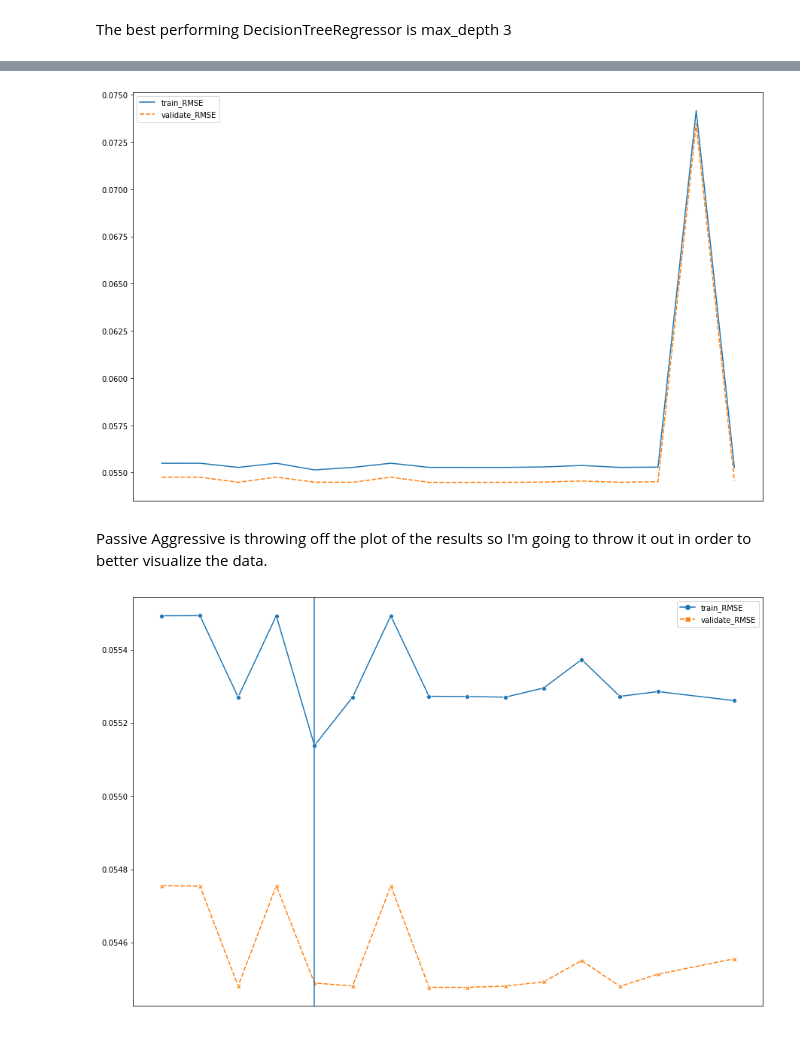
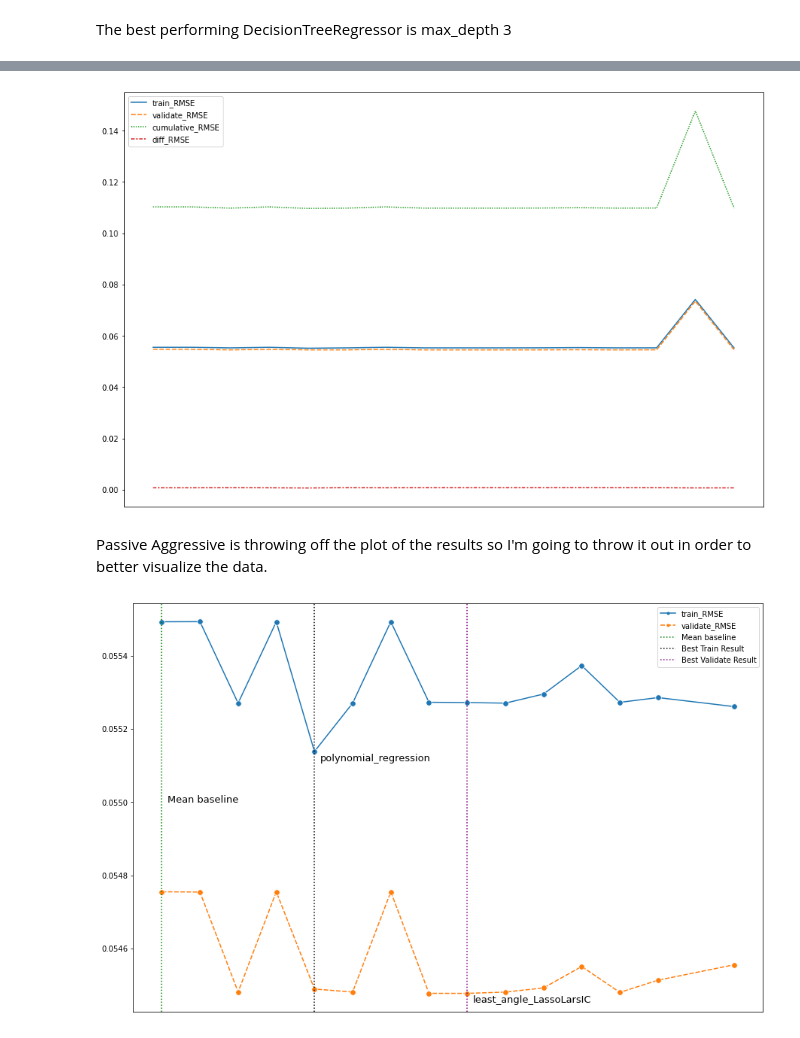
Before and after one commit to AndrewRachuig/clustering_project, a Jupyter notebook: model_working_notebook.ipynb, the cells around one changed output, grey strips where cells are left out. Saved outputs shown, nothing was run; the diff lists cells and outputs as text; code cells hidden in the pictures.

Commit message:
working notebook for modeling finished

```diff
--- a/model_working_notebook.ipynb
+++ b/model_working_notebook.ipynb
@@ -338,5 +352,7 @@ The best performing DecisionTreeRegressor is max_depth 3
 # initial_model_results.to_csv('model_results.csv', index=False)
 model_results = pd.read_csv('model_results.csv')
 # %%
+model_results['cumulative_RMSE'] = model_results.train_RMSE + model_results.validate_RMSE
+model_results['diff_RMSE'] = model_results.train_RMSE - model_results.validate_RMSE
 model_results
 # %% [output]
@@ -364,18 +380,33 @@ mod.set(xticklabels=[])
 mod.set(xticks=[])
 plt.show()
 # %% [output]
-[figure, old version]
+[figure, new version]
 # %% [markdown]
 Passive Aggressive is throwing off the plot of the results so I'm going to throw it out in order to better visualize the data.
 # %%
+to_model = model_results[model_results.model != 'passive_aggressive_regressor'].drop(['cumulative_RMSE', 'diff_RMSE'], axis=1)
+
 plt.figure(figsize=(15,10))
-mod = sns.lineplot(data=model_results[model_results.model != 'passive_aggressive_regressor'], markers=True)
-mod.axvline(4)
+mod = sns.lineplot(data=to_model, markers=['.','.'],markersize=15)
+
+mod.axvline(model_results.model.iloc[0], label = 'Mean baseline', ls = ':', color = 'green')
+xymean = .15,.055
+mod.annotate(text = 'Mean baseline', xy = (xymean), size=13)
+
+mod.axvline(model_results.train_RMSE.idxmin(), label = 'Best Train Result', ls = ':', color = 'black')
+xytrain = model_results.train_RMSE.idxmin()+.15,model_results.train_RMSE.min()-.000025
+mod.annotate(text = model_results.loc[model_results.train_RMSE.idxmin()].model, xy = (xytrain), size=13)
+
+mod.axvline(model_results.validate_RMSE.idxmin(), label = 'Best Validate Result', ls = ':', color = 'purple')
+xyvalidate = model_results.validate_RMSE.idxmin()+.15,model_results.validate_RMSE.min()-.000025
+mod.annotate(text = model_results.loc[model_results.validate_RMSE.idxmin()].model, xy = (xyvalidate), size=13)
+
+plt.legend()
 mod.set(xticklabels=[])
 mod.set(xticks=[])
 plt.show()
 # %% [output]
-[figure, old version]
+[figure, new version]
 # %%
 model_results.sort_values('validate_RMSE')
 # %% [output]
```
Also changed, not shown: parts of 39 cells of this notebook.
